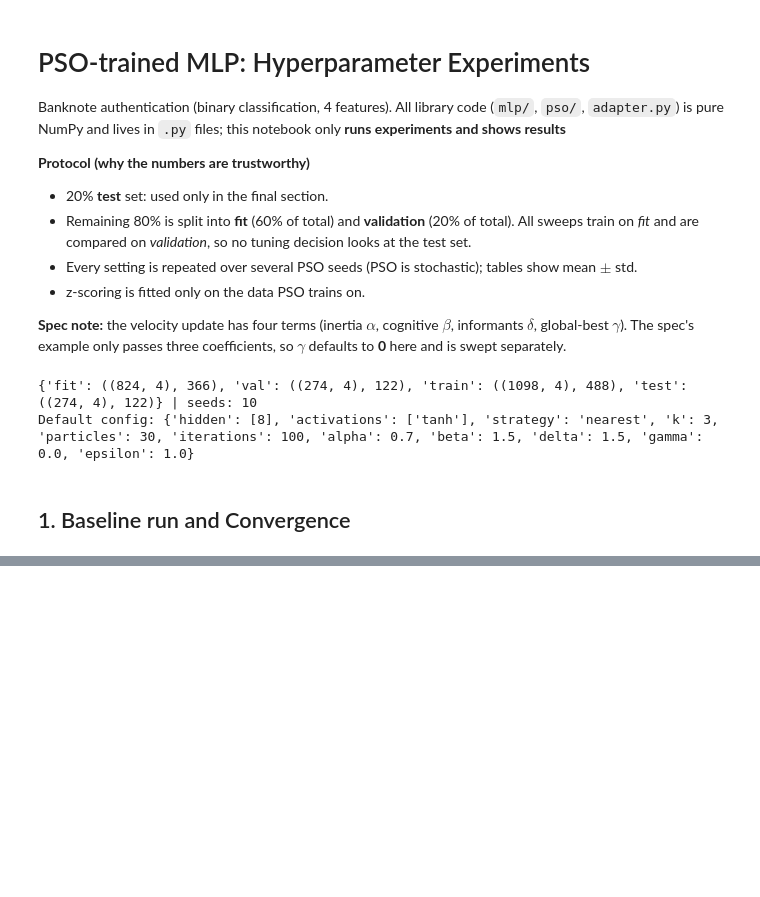
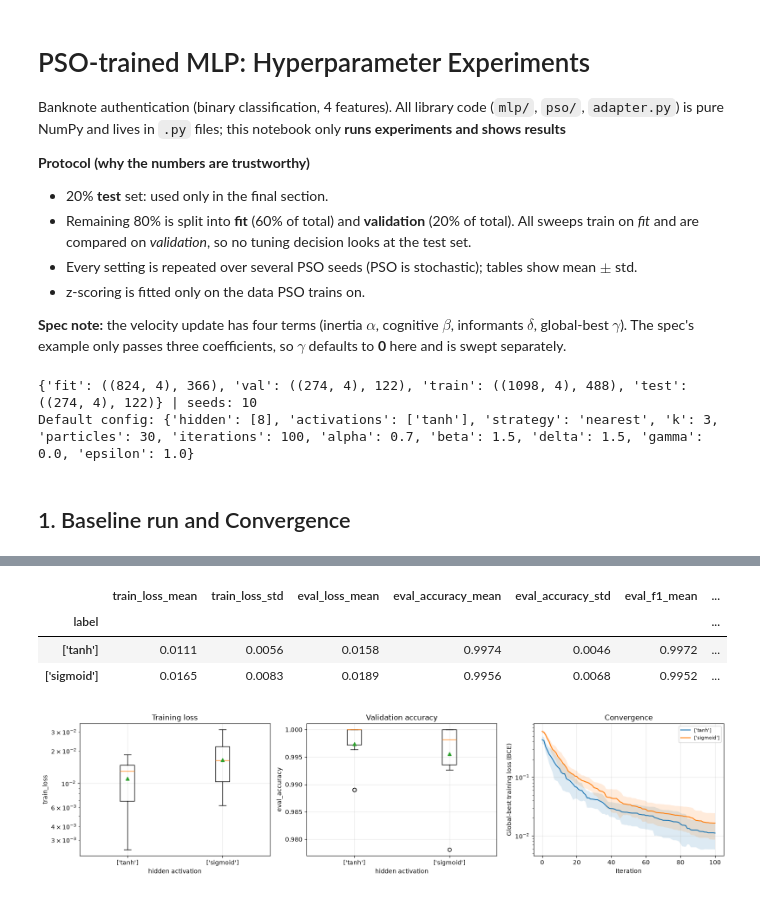
Before and after one commit to shailendragadakari/Implementation-and-Integration-of-MLP-and-PSO-from-Scratch, a Jupyter notebook: experiments.ipynb, the cells around one changed output, grey strips where cells are left out. Cells and saved outputs as stored; diff of their text form; code cells hidden in the pictures; blank space fills up the shorter version.

```diff
--- a/experiments.ipynb
+++ b/experiments.ipynb
@@ -55,0 +95,8 @@ BrokenProcessPool: A process in the process pool was terminated abruptly while t
+# %%
+sweep("mlp_activation", "activations", [["tanh"], ["sigmoid"]], "hidden activation")
+# %% [output]
+|  | train_loss_mean | train_loss_std | eval_loss_mean | eval_accuracy_mean | eval_accuracy_std | eval_f1_mean | ... |
+| label |  |  |  |  |  |  | ... |
+| ['tanh'] | 0.0111 | 0.0056 | 0.0158 | 0.9974 | 0.0046 | 0.9972 | ... |
+| ['sigmoid'] | 0.0165 | 0.0083 | 0.0189 | 0.9956 | 0.0068 | 0.9952 | ... |
+[figure, added]
```
Also changed, not shown: parts of 19 cells of this notebook, 13 other files.
